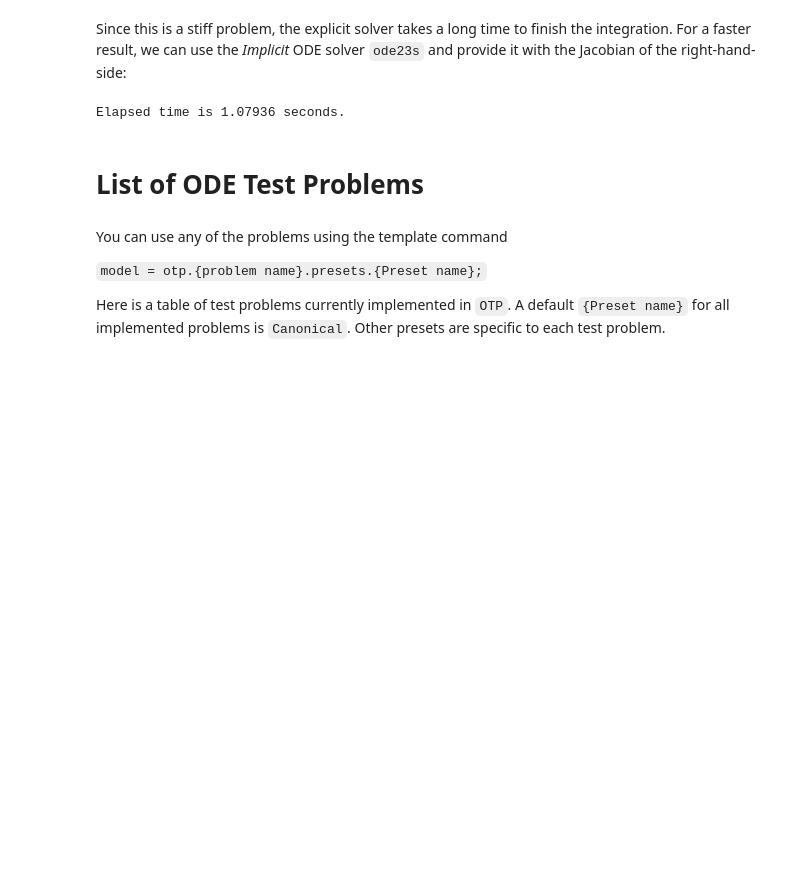
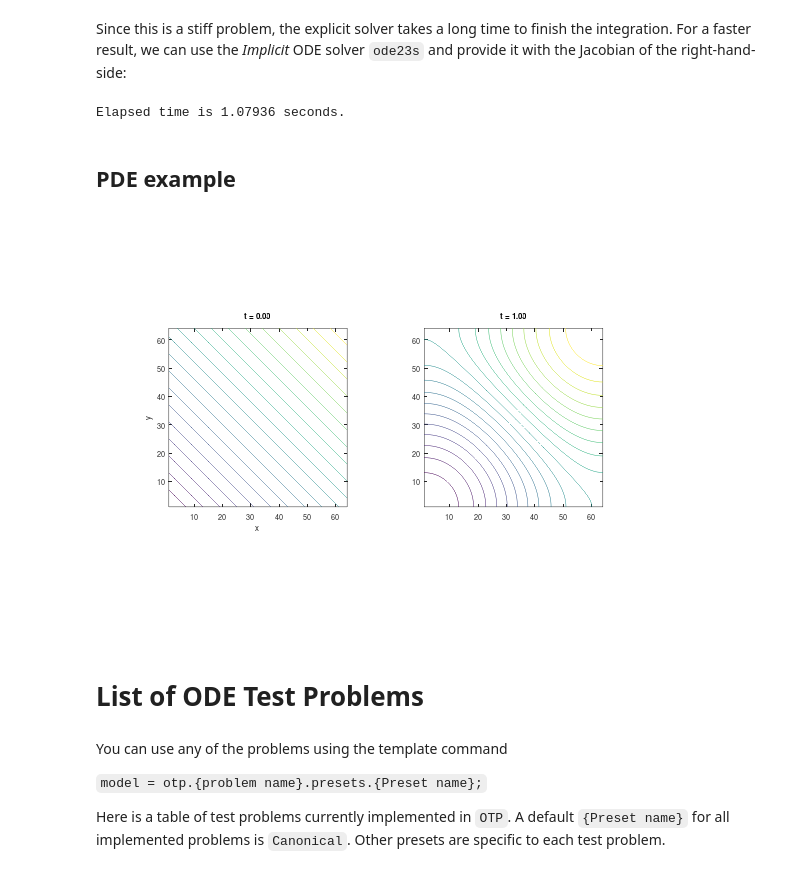
Before and after one commit to elswit/otp-binder, a Jupyter notebook: quick-start.ipynb, the cells around one changed output. Drawn from its saved outputs; the diff is of its cells as text; code cells hidden in the pictures; blank space fills up the shorter version.

Commit message:
Up Notebook with pde example

```diff
--- a/quick-start.ipynb
+++ b/quick-start.ipynb
@@ -137,6 +137,27 @@ sol = ode23s(problem.RHS.F, problem.TimeSpan, problem.Y0, odeset('Jacobian', pro
 toc
 # %% [output]
 Elapsed time is 1.07936 seconds.
+# %% [markdown]
+## PDE example
+# %%
+model          = otp.allencahn.presets.Canonical();
+model.TimeSpan = [0,1];
+sol            = model.solve('RelTol', 1e-5);
+# %%
+dim_x = sqrt(model.NumVars);
+dim_y = dim_x;
+
+subplot(121)
+contour(reshape(sol.y(:,1),   dim_x, dim_y), 20)
+title(sprintf( 't = %2.2f' , sol.x(1)));  xlabel('x'); ylabel('y')
+axis('equal')
+
+subplot(122)
+contour(reshape(sol.y(:,end),   dim_x, dim_y), 20)
+title(sprintf( 't = %2.2f' , sol.x(end)))
+axis('equal') ; title(sprintf( 't = %2.2f' , sol.x(1)));  xlabel('x'); ylabel('y')
+# %% [output]
+[figure, added]
 # %% [markdown]
 # List of ODE Test Problems
 # %% [markdown]
```
Also changed, not shown: parts of 10 cells of this notebook.
